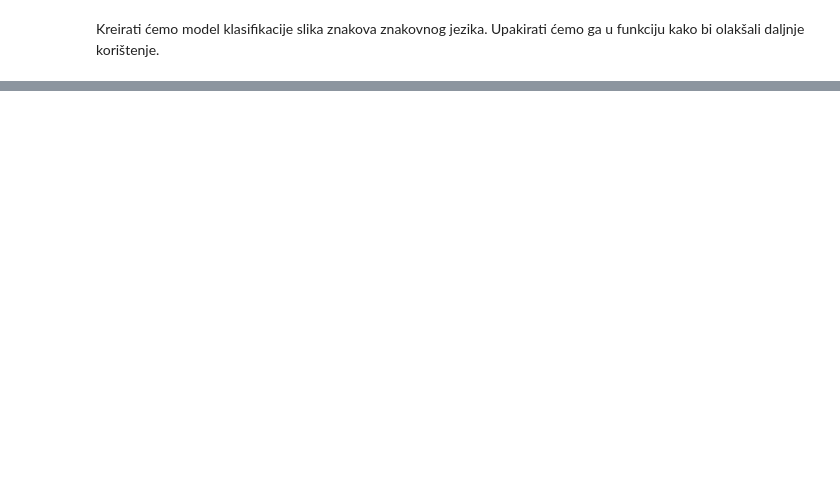
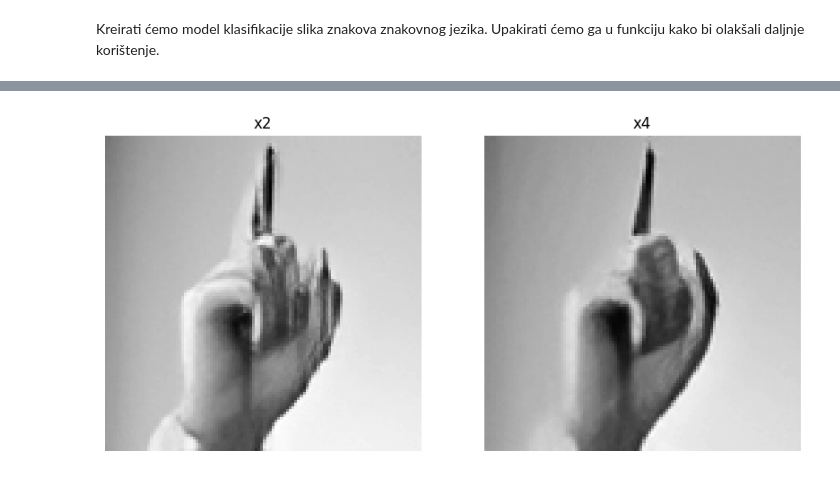
Before and after one commit to JaksicMateo/Sign-Language-Classification, a Jupyter notebook: project.ipynb, the cells around one changed output, grey strips where cells are left out. Drawn from its saved outputs; the diff is of its cells as text; code cells hidden in the pictures; blank space fills up the shorter version.

```diff
--- a/project.ipynb
+++ b/project.ipynb
@@ -119,0 +433,20 @@ Epoch 5/5
+# %%
+def save_as_csv(images, labels, filename):
+    data_rows = []
+    for img, label in zip(images, labels):
+        img = img.flatten()
+        img = 255 - (img * 255.0).astype(np.uint8)
+        row = [label] + img.tolist()
+        data_rows.append(row)
+
+    pixel_columns = [f"pixel{i+1}" for i in range(len(data_rows[0]) - 1)]
+    columns = ["label"] + pixel_columns
+    df = pd.DataFrame(data_rows, columns=columns)
+    df.to_csv(filename, index=False)
+
+def load_data(filename):
+    df = pd.read_csv(filename)
+    y = df["label"].values
+    X = df.drop("label", axis=1).values
+    X = X.reshape(-1, 112, 112)
+    return X, y
@@ -119,0 +458,9 @@ Epoch 5/5
+# %%
+X_train_sr_x2, y_train_sr_x2 = load_data("data/X_train_sr_x2.csv")
+X_test_sr_x2, y_test_sr_x2 = load_data("data/X_test_sr_x2.csv")
+X_train_sr_x4, y_train_sr_x4 = load_data("data/X_train_sr_x4.csv")
+X_test_sr_x4, y_test_sr_x4 = load_data("data/X_test_sr_x4.csv")
+# %%
+prikazi_slike(X_train_sr_x2[0], 255 - X_train_sr_x4[0], "x2", "x4")
+# %% [output]
+[figure, added]
```
Also changed, not shown: parts of 42 cells of this notebook.
